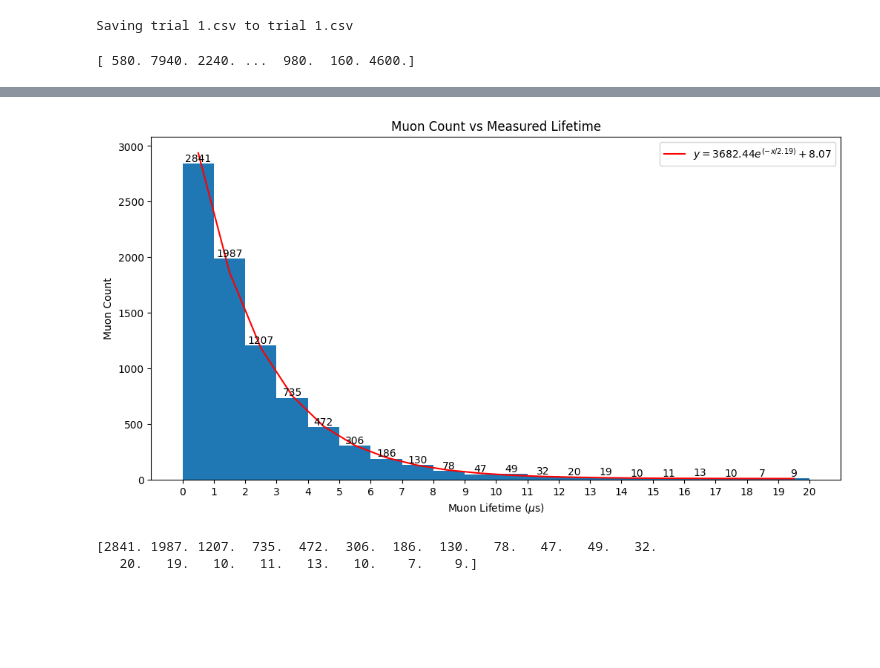
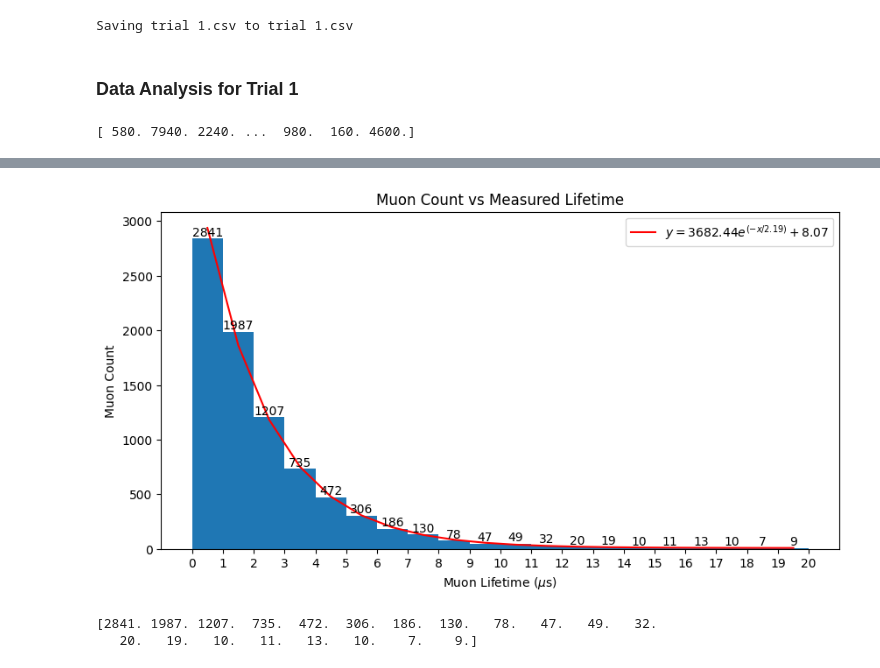
Before and after one commit to 001hazel/Phys-134, a Jupyter notebook: Muon_Physics_Data_Analysis.ipynb, the cells around one changed output, grey strips where cells are left out. Cells and saved outputs as stored; diff of their text form; code cells hidden in the pictures; blank space fills up the shorter version.

```diff
--- a/Muon_Physics_Data_Analysis.ipynb
+++ b/Muon_Physics_Data_Analysis.ipynb
@@ -15,6 +19,8 @@ uploaded = files.upload()
 # %% [output]
 [interactive output not drawn]
 Saving trial 1.csv to trial 1.csv
+# %% [markdown]
+### Data Analysis for Trial 1
 # %%
 data = np.loadtxt('trial 1.csv')
 # %%
@@ -22,7 +28,7 @@ print(data)
 # %% [output]
 [ 580. 7940. 2240. ...  980.  160. 4600.]
 # %%
-plt.figure(1,figsize=(12,6))
+plt.figure(figsize=(10,5))
 #plt.hist(data/1000,bins=20,range=(0,20))
 plt.xticks(np.linspace(0,20,21))
 bins,edges,bars = plt.hist(data/1000,bins=20,range=(0,20))
@@ -32,5 +38,7 @@ plt.legend()
 plt.title('Muon Count vs Measured Lifetime')
 plt.xlabel('Muon Lifetime ($\mu$s)')
 plt.ylabel('Muon Count')
-plt.show(1)
+plt.savefig('Trial 1 Graph.png')
+files.download('Trial 1 Graph.png')
+plt.show()
 # %% [output]
@@ -37,4 +47,4 @@ plt.show(1)
-[figure, old version]
+[figure, new version]
 # %%
 print(bins)
 # %% [output]
```
Also changed, not shown: parts of 43 cells of this notebook.
